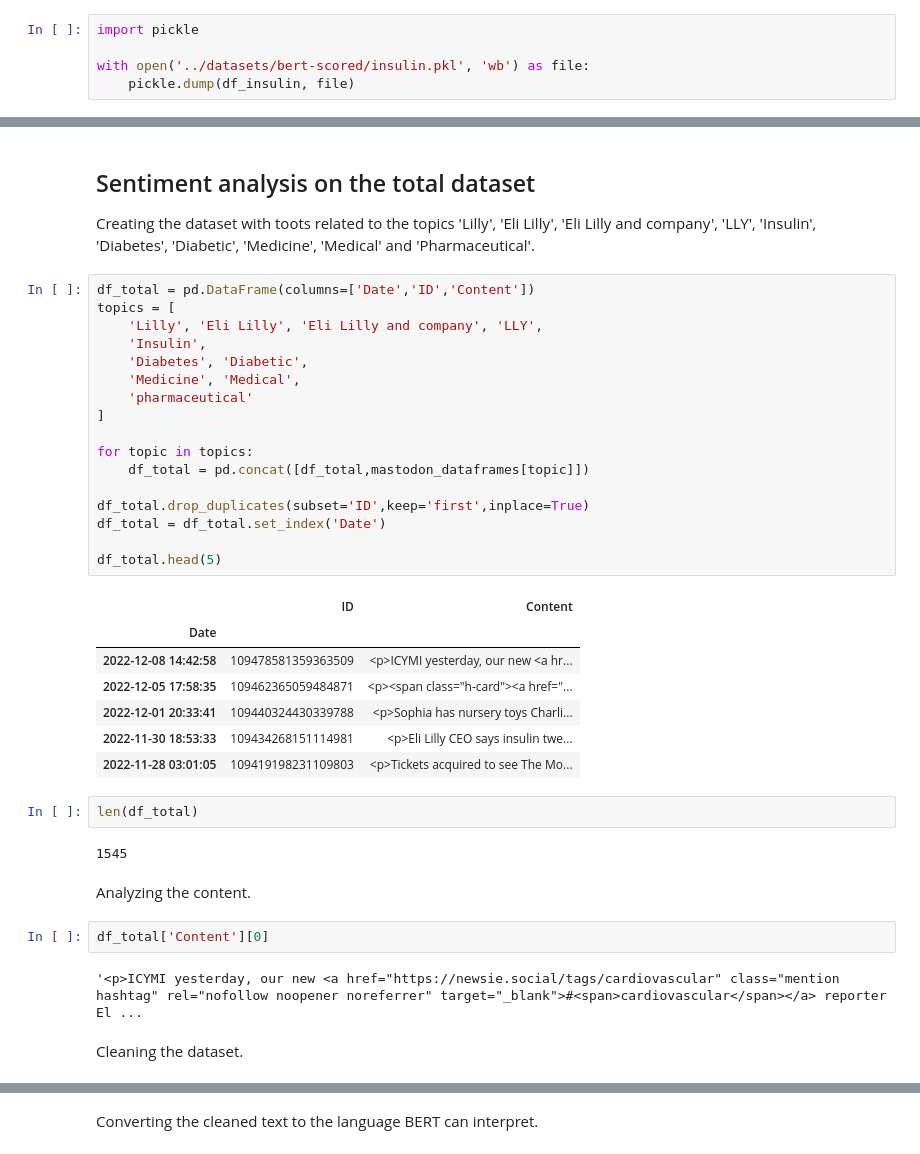
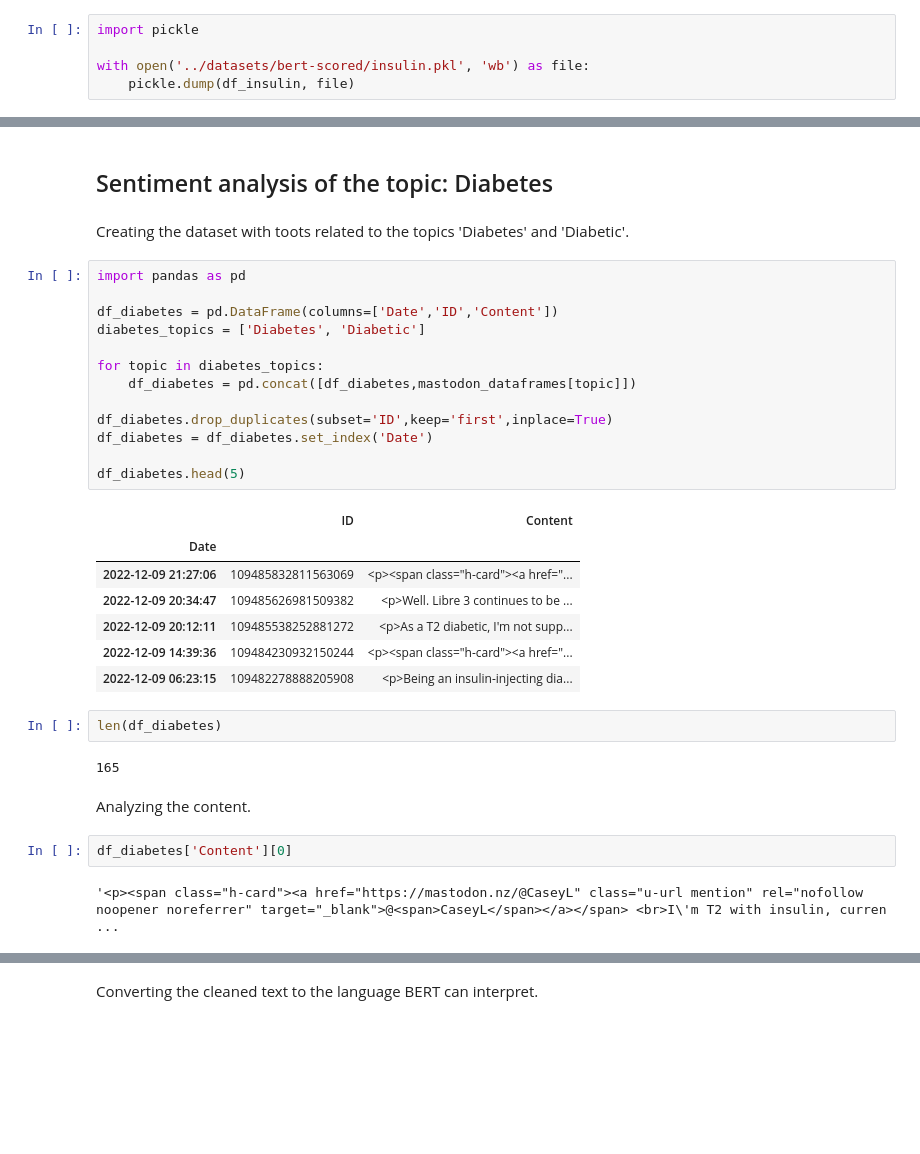
Before and after one commit to lucbijl/sociophysics, a Jupyter notebook: sentiment-analysis/lly-sentiment-analysis.ipynb, the cells around one changed output, grey strips where cells are left out. Cells and saved outputs as stored; diff of their text form; blank space fills up the shorter version.

```diff
--- a/sentiment-analysis/lly-sentiment-analysis.ipynb
+++ b/sentiment-analysis/lly-sentiment-analysis.ipynb
@@ -424,41 +216,35 @@ plt.show()
+# %% [markdown]
+## Sentiment analysis of the topic: Diabetes
 # %% [markdown]
-## Sentiment analysis on the total dataset
-
-Creating the dataset with toots related to the topics 'Lilly', 'Eli Lilly', 'Eli Lilly and company', 'LLY', 'Insulin', 'Diabetes', 'Diabetic', 'Medicine', 'Medical' and 'Pharmaceutical'.
+Creating the dataset with toots related to the topics 'Diabetes' and 'Diabetic'.
 # %%
-df_total = pd.DataFrame(columns=['Date','ID','Content'])
-topics = [
-    'Lilly', 'Eli Lilly', 'Eli Lilly and company', 'LLY',
-    'Insulin',
-    'Diabetes', 'Diabetic',
-    'Medicine', 'Medical',
-    'pharmaceutical'
-]
+import pandas as pd
 
-for topic in topics:
-    df_total = pd.concat([df_total,mastodon_dataframes[topic]])
+df_diabetes = pd.DataFrame(columns=['Date','ID','Content'])
+diabetes_topics = ['Diabetes', 'Diabetic']
 
-df_total.drop_duplicates(subset='ID',keep='first',inplace=True)
-df_total = df_total.set_index('Date')
+for topic in diabetes_topics:
+    df_diabetes = pd.concat([df_diabetes,mastodon_dataframes[topic]])
 
-df_total.head(5)
+df_diabetes.drop_duplicates(subset='ID',keep='first',inplace=True)
+df_diabetes = df_diabetes.set_index('Date')
+
+df_diabetes.head(5)
 # %% [output]
 |  | ID | Content |
 | Date |  |  |
-| 2022-12-08 14:42:58 | 109478581359363509 | <p>ICYMI yesterday, our new <a hr... |
-| 2022-12-05 17:58:35 | 109462365059484871 | <p><span class="h-card"><a href="... |
-| 2022-12-01 20:33:41 | 109440324430339788 | <p>Sophia has nursery toys Charli... |
-| 2022-11-30 18:53:33 | 109434268151114981 | <p>Eli Lilly CEO says insulin twe... |
-| 2022-11-28 03:01:05 | 109419198231109803 | <p>Tickets acquired to see The Mo... |
+| 2022-12-09 21:27:06 | 109485832811563069 | <p><span class="h-card"><a href="... |
+| 2022-12-09 20:34:47 | 109485626981509382 | <p>Well. Libre 3 continues to be ... |
+| 2022-12-09 20:12:11 | 109485538252881272 | <p>As a T2 diabetic, I'm not supp... |
+| 2022-12-09 14:39:36 | 109484230932150244 | <p><span class="h-card"><a href="... |
+| 2022-12-09 06:23:15 | 109482278888205908 | <p>Being an insulin-injecting dia... |
 # %%
-len(df_total)
+len(df_diabetes)
 # %% [output]
-1545
+165
 # %% [markdown]
 Analyzing the content.
 # %%
-df_total['Content'][0]
+df_diabetes['Content'][0]
 # %% [output]
-'<p>ICYMI yesterday, our new <a href="https://newsie.social/tags/cardiovascular" class="mention hashtag" rel="nofollow noopener noreferrer" target="_blank">#<span>cardiovascular</span></a> reporter El ...
+'<p><span class="h-card"><a href="https://mastodon.nz/@CaseyL" class="u-url mention" rel="nofollow noopener noreferrer" target="_blank">@<span>CaseyL</span></a></span> <br>I\'m T2 with insulin, curren ...
-# %% [markdown]
-Cleaning the dataset.
```
Also changed, not shown: parts of 81 cells of this notebook, 2 other files.
